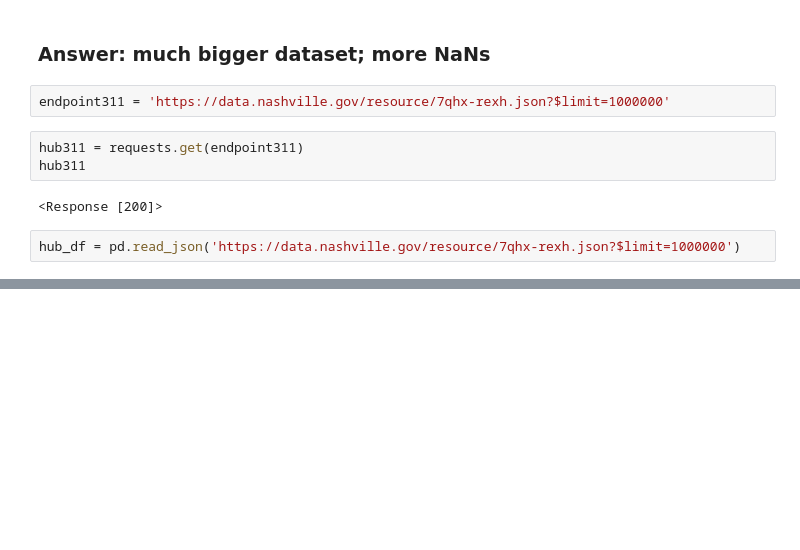
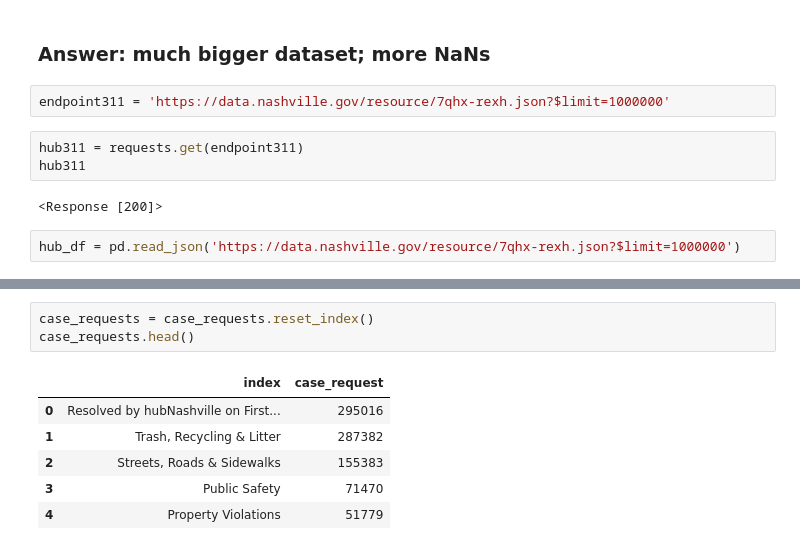
Before and after one commit to NSS-Data-Analytics-Cohort-6/socrata-api-abigailasper, a Jupyter notebook: notebooks/socrata_api.ipynb, the cells around one changed output, grey strips where cells are left out. Cells and saved outputs as stored; diff of their text form; blank space fills up the shorter version.

```diff
--- a/notebooks/socrata_api.ipynb
+++ b/notebooks/socrata_api.ipynb
@@ -314,0 +356,10 @@ hub_df.head(10)
+# %%
+case_requests = case_requests.reset_index()
+case_requests.head()
+# %% [output]
+|  | index | case_request |
+| 0 | Resolved by hubNashville on First... | 295016 |
+| 1 | Trash, Recycling & Litter | 287382 |
+| 2 | Streets, Roads & Sidewalks | 155383 |
+| 3 | Public Safety | 71470 |
+| 4 | Property Violations | 51779 |
```
Also changed, not shown: parts of 5 cells of this notebook.
